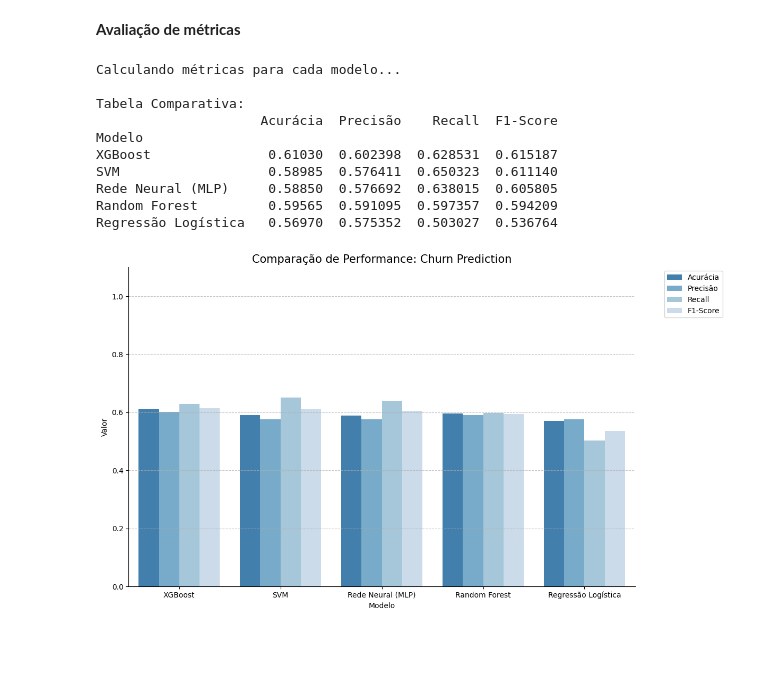
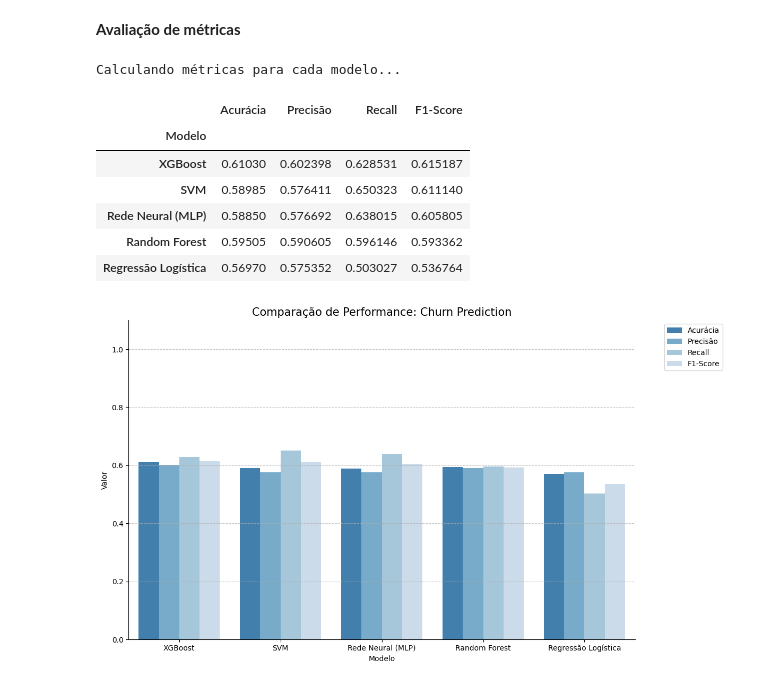
Before and after one commit to Raybarreto/Hackathon, a Jupyter notebook: Cópia_de_Hackathon.ipynb, the cells around one changed output. Saved outputs shown, nothing was run; the diff lists cells and outputs as text; code cells hidden in the pictures; blank space fills up the shorter version.

```diff
--- a/Cópia_de_Hackathon.ipynb
+++ b/Cópia_de_Hackathon.ipynb
@@ -262,0 +244,13 @@ XGBoost: Acurácia de 0.6103
+# %%
+print("Comparação de modelos (F1-Score):\n")
+
+for nome, modelo in modelos.items():
+    if nome in ["Regressão Logística", "SVM", "Rede Neural (MLP)"]:
+        modelo.fit(X_train_scaled, y_train)
+        y_pred = modelo.predict(X_test_scaled)
+    else:
+        modelo.fit(X_train_tree, y_train)
+        y_pred = modelo.predict(X_test_tree)
+
+    f1 = f1_score(y_test, y_pred)
+    print(f"{nome}: F1 = {f1:.4f}")
@@ -263,46 +265,51 @@ XGBoost: Acurácia de 0.6103
 # %% [markdown]
 **Avaliação de métricas**
 # %%
-# 1. Lista para armazenar os resultados
 lista_metricas = []
 
-print("Calculando métricas para cada modelo...")
+print("Calculando métricas para cada modelo...\n")
 
 for nome, modelo in modelos.items():
+
+    # Selecionar o conjunto correto
+    if nome in ['Regressão Logística', 'SVM', 'Rede Neural (MLP)']:
+        X_test_modelo = X_test_scaled
+    else:
+        X_test_modelo = X_test_tree
+
     # Previsões
-    y_pred = modelo.predict(X_test_scaled)
+    y_pred = modelo.predict(X_test_modelo)
 
-    # Cálculo das métricas
+    # Métricas (sem warnings)
     acc = accuracy_score(y_test, y_pred)
-    prec = precision_score(y_test, y_pred)
+    prec = precision_score(y_test, y_pred, zero_division=0)
     rec = recall_score(y_test, y_pred)
     f1 = f1_score(y_test, y_pred)
 
-    # Guardar no dicionário
     lista_metricas.append({
         'Modelo': nome,
         'Acurácia': acc,
         'Precisão': prec,
         'Recall': rec,
         'F1-Score': f1
     })
 
-# 2. Criar DataFrame de comparação
-df_comparacao = pd.DataFrame(lista_metricas).set_index('Modelo').sort_values(by='F1-Score', ascending=False)
+df_comparacao = (
+    pd.DataFrame(lista_metricas)
+    .set_index('Modelo')
+    .sort_values(by='F1-Score', ascending=False)
+)
 
-print("\nTabela Comparativa:")
-print(df_comparacao)
+df_comparacao
 # %% [output]
 Calculando métricas para cada modelo...
-
-Tabela Comparativa:
-                     Acurácia  Precisão    Recall  F1-Score
-Modelo
-XGBoost               0.61030  0.602398  0.628531  0.615187
-SVM                   0.58985  0.576411  0.650323  0.611140
-Rede Neural (MLP)     0.58850  0.576692  0.638015  0.605805
-Random Forest         0.59565  0.591095  0.597357  0.594209
-Regressão Logística   0.56970  0.575352  0.503027  0.536764
+|  | Acurácia | Precisão | Recall | F1-Score |
+| Modelo |  |  |  |  |
+| XGBoost | 0.61030 | 0.602398 | 0.628531 | 0.615187 |
+| SVM | 0.58985 | 0.576411 | 0.650323 | 0.611140 |
+| Rede Neural (MLP) | 0.58850 | 0.576692 | 0.638015 | 0.605805 |
+| Random Forest | 0.59505 | 0.590605 | 0.596146 | 0.593362 |
+| Regressão Logística | 0.56970 | 0.575352 | 0.503027 | 0.536764 |
 # %%
 plt.figure(figsize=(12, 7))
 df_plot = df_comparacao.reset_index().melt(id_vars='Modelo', var_name='Métrica', value_name='Valor')
```
Also changed, not shown: parts of 6 cells of this notebook.
